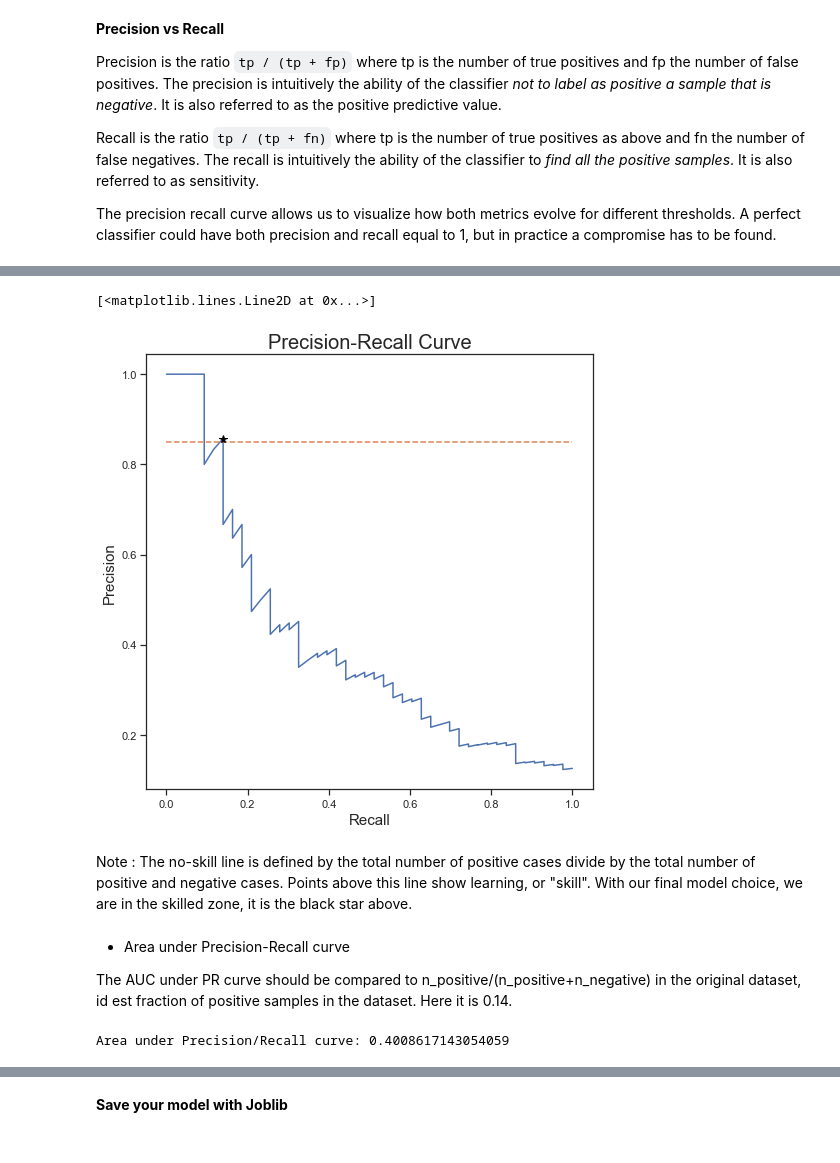
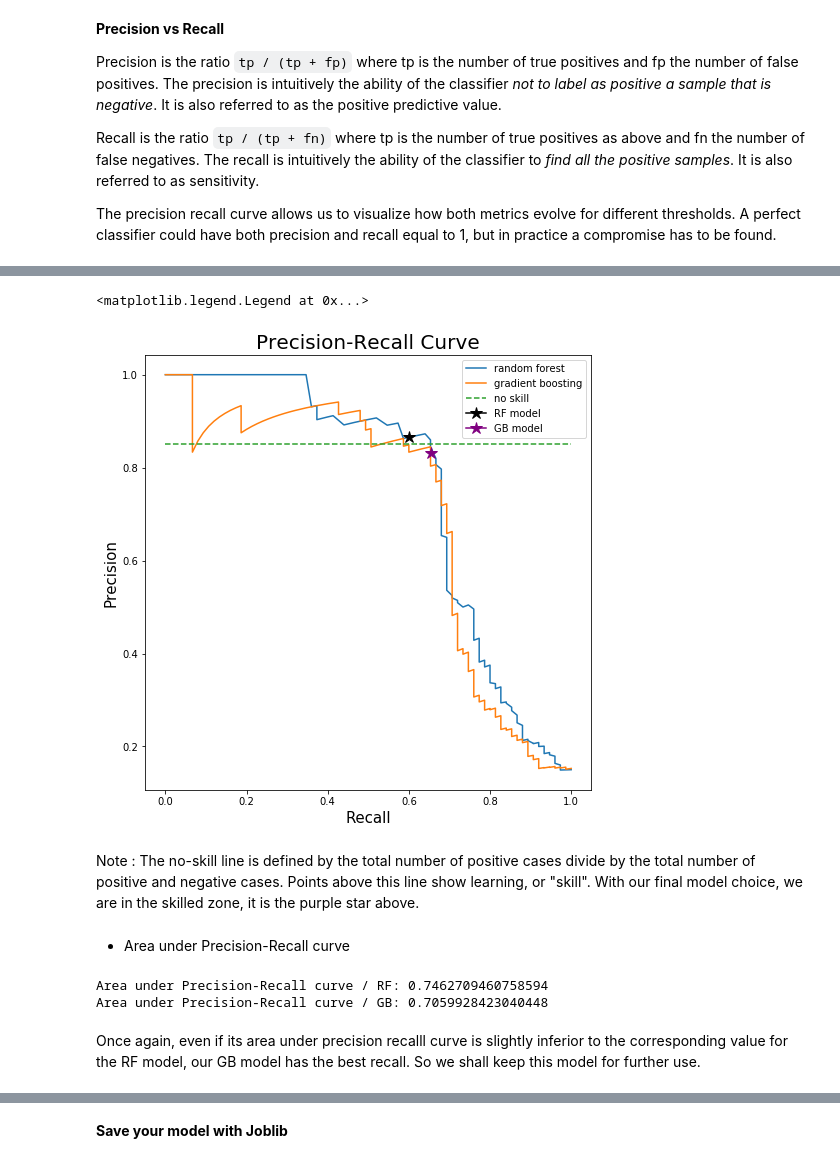
Before and after one commit to ibmdbanalytics/dashdb_analytic_tools, a Jupyter notebook: dashdblocal_notebooks/livy-notebooks/ChurnPrediction/Churn_Prediction_Python3.ipynb, the cells around one changed output, grey strips where cells are left out. Cells and saved outputs as stored; diff of their text form; code cells hidden in the pictures.

```diff
--- a/dashdblocal_notebooks/livy-notebooks/ChurnPrediction/Churn_Prediction_Python3.ipynb
+++ b/dashdblocal_notebooks/livy-notebooks/ChurnPrediction/Churn_Prediction_Python3.ipynb
@@ -275,0 +361,9 @@ Gradient Boosted Trees : 0.952
+# %%
+from sklearn.model_selection import GridSearchCV
+tunedRF = GridSearchCV(estimator = RandomForestClassifier(random_state=1),
+            param_grid = {"n_estimators":[10,40,100,200], "max_depth":[3, 5, 10, 20], 'max_features': ['sqrt', 'log2']},
+            scoring = "recall",
+            cv = 5).fit(cross_val_x, cross_val_y)
+# %%
+best_rf = tunedRF.best_estimator_
+print(tunedRF.best_params_)
@@ -275,0 +372,8 @@ Gradient Boosted Trees : 0.952
+# %%
+tunedGB = GridSearchCV(estimator = GradientBoostingClassifier(random_state=1),
+            param_grid = {"learning_rate":[0.01, 0.05, 0.1], "n_estimators":[10,40,100,200], "max_depth":[3, 5, 10]},
+            scoring = "recall",
+            cv = 5).fit(cross_val_x, cross_val_y)
+# %%
+best_gb = tunedGB.best_estimator_
+print(tunedGB.best_params_)
@@ -585,28 +505,43 @@ VBox(children=(HBox(children=(HTML(value='Type:'), Button(description='Table', l
 # %%
-%local
+#Extract the values
+precision_rf, recall_rf, thresholds_rf = metrics.precision_recall_curve(test_y, scores_rf[:,1])
+precision_gb, recall_gb, thresholds_gb = metrics.precision_recall_curve(test_y, scores_gb[:,1])
 
-precision = [x["values"][0] for x in PRC.precision]
-recall = [x["values"][0] for x in PRC.recall]
-
+# Define the plot
 ax, fig = plt.subplots(figsize=(8,8))
 plt.xlabel("Recall", fontsize=15)
 plt.ylabel("Precision", fontsize=15)
 plt.title("Precision-Recall Curve", fontsize=20)
-plt.plot(recall, precision)
-# plot no skill
+
+# Plot PR curves
+plt.plot(recall_rf, precision_rf)
+plt.plot(recall_gb, precision_gb)
+
+# Plot no skill curve
 plt.plot([0, 1], [0.85, 0.85], linestyle='--')
-plt.plot([6/(6+37)],[6/7], color='black', marker='*', markersize=8)
+
+# Our models
+(tn, fp, fn, tp)=metrics.confusion_matrix(test_y, pred_rf).ravel()
+plt.plot([tp/(tp+fn)],[tp/(tp+fp)], color='black', marker='*', markersize=12)
+
+(tn, fp, fn, tp)=metrics.confusion_matrix(test_y, pred_gb).ravel()
+plt.plot([tp/(tp+fn)],[tp/(tp+fp)], color='purple', marker='*', markersize=12)
+
+# Legend
+plt.legend(["random forest", "gradient boosting", "no skill", "RF model", "GB model"])
 # %% [output]
-[<matplotlib.lines.Line2D at 0x...>]
+<matplotlib.legend.Legend at 0x...>
-[figure, old version]
+[figure, new version]
 # %% [markdown]
-Note : The no-skill line is defined by the total number of positive cases divide by the total number of positive and negative cases. Points above this line show learning, or "skill". With our final model choice, we are in the skilled zone, it is the black star above.
+Note : The no-skill line is defined by the total number of positive cases divide by the total number of positive and negative cases. Points above this line show learning, or "skill". With our final model choice, we are in the skilled zone, it is the purple star above.
-# %% [markdown]
-* Area under Precision-Recall curve
-
-The AUC under PR curve should be compared to n_positive/(n_positive+n_negative) in the original dataset, id est fraction of positive samples in the dataset. Here it is 0.14.
+# %% [markdown]
+* Area under Precision-Recall curve
 # %%
-print("Area under Precision/Recall curve: "+str(metrics.average_precision_score(test_y.values, scores[:,1])))
+print("Area under Precision-Recall curve / RF: "+str(metrics.average_precision_score(test_y.values, scores_rf[:,1])))
+print("Area under Precision-Recall curve / GB: "+str(metrics.average_precision_score(test_y.values, scores_gb[:,1])))
 # %% [output]
-Area under Precision/Recall curve: 0.4008617143054059
+Area under Precision-Recall curve / RF: 0.7462709460758594
+Area under Precision-Recall curve / GB: 0.7059928423040448
+# %% [markdown]
+Once again, even if its area under precision recalll curve is slightly inferior to the corresponding value for the RF model, our GB model has the best recall. So we shall keep this model for further use.
 # %% [markdown]
```
Also changed, not shown: parts of 76 cells of this notebook.
